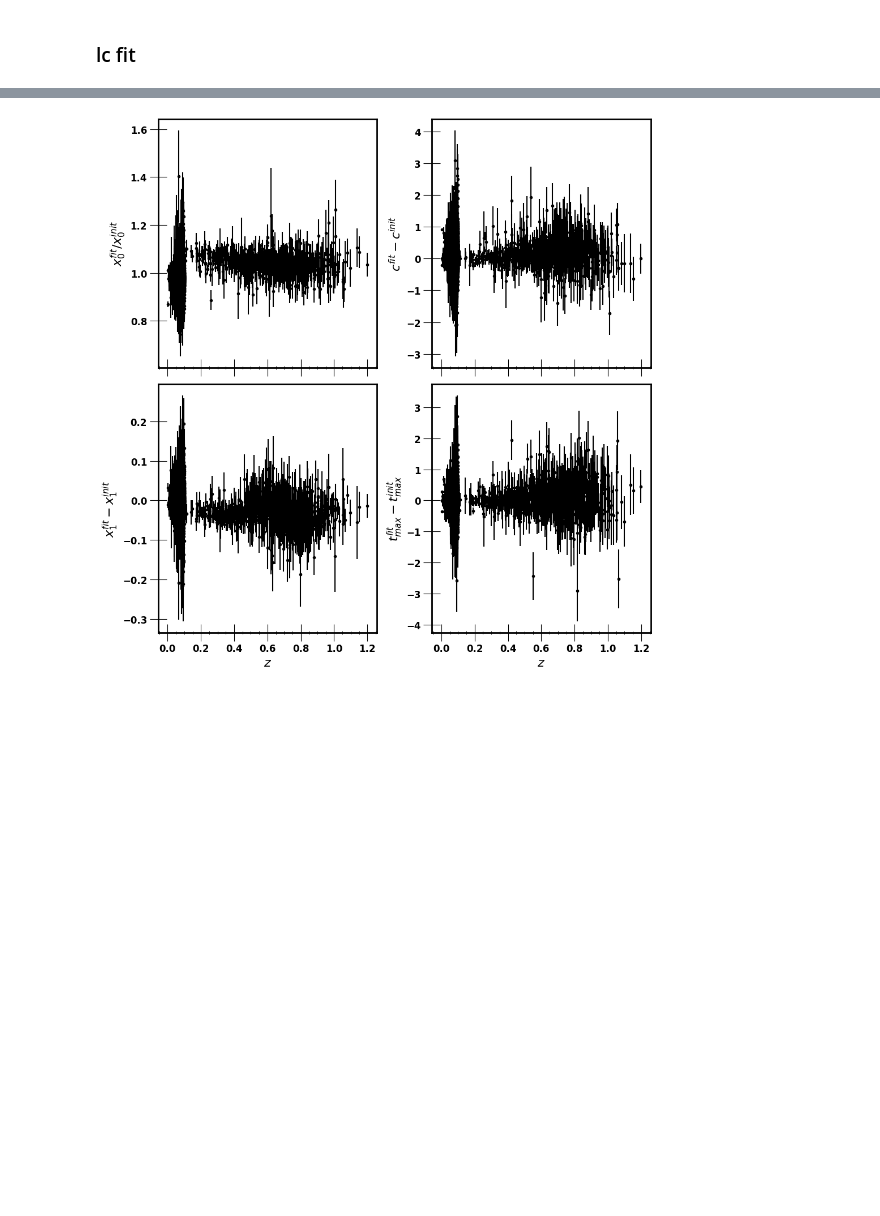
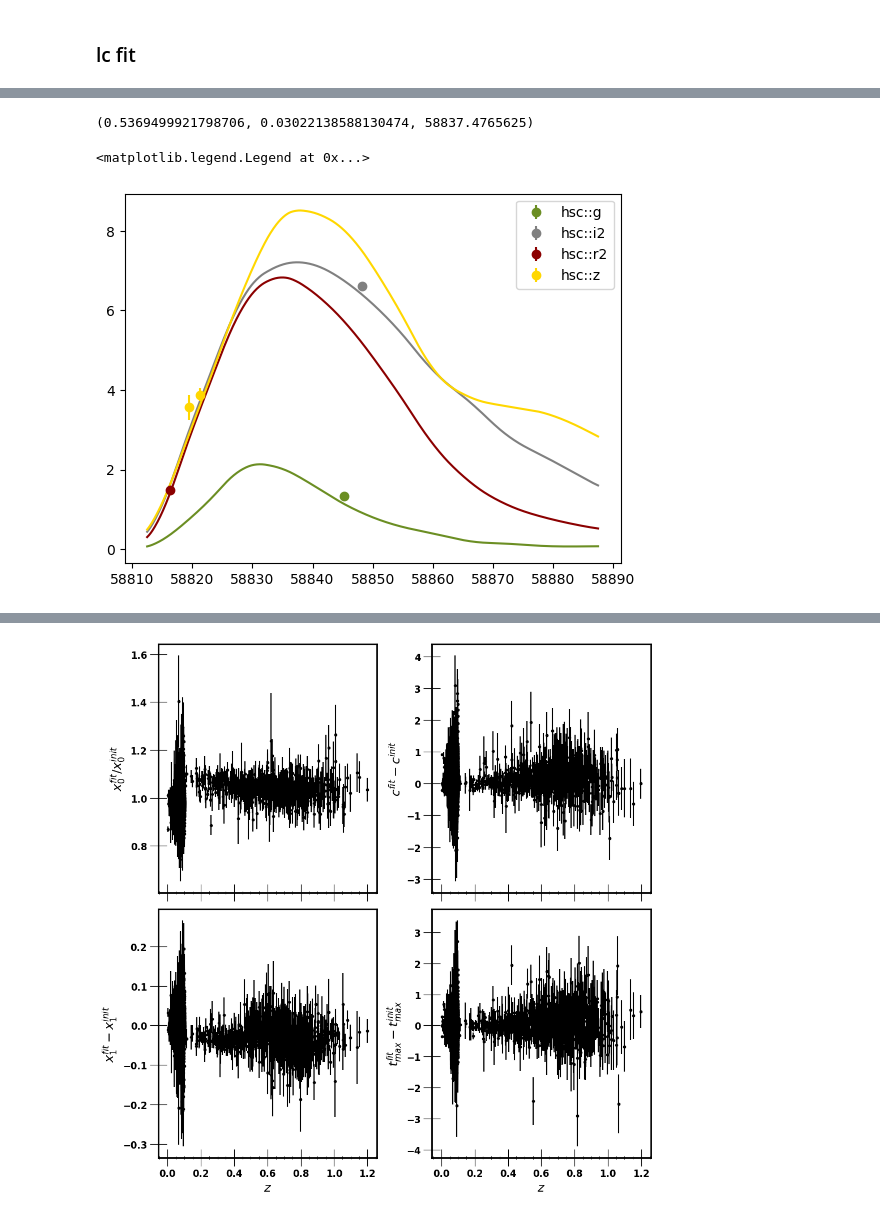
Before and after one commit to AntoineGillesLordet/Projet-LPNHE, a Jupyter notebook: 2M++.ipynb, the cells around one changed output, grey strips where cells are left out. Cells and saved outputs as stored; diff of their text form; code cells hidden in the pictures; blank space fills up the shorter version.

```diff
--- a/2M++.ipynb
+++ b/2M++.ipynb
@@ -745,0 +645,4 @@ Name: ZTF_5, dtype: object
+# %%
+lc_data = pandas.DataFrame(tds.lc_data.nt).drop(columns='index').set_index('sn', drop=False).rename(columns=dict(mjd="time", magsys='zpsys'))
+# %%
+lc_data = lc_data[['time', 'band', 'flux', 'fluxerr', 'zp', 'zpsys', 'sn', 'lc']].copy()
@@ -745,0 +686,14 @@ Name: ZTF_5, dtype: object
+# %%
+sn = 'HSC_10041'
+# %%
+_data = Table.from_pandas(lc_data.loc[sn])
+_z = sn_data.loc[sn, 'z']
+_x0 = sn_data.loc[sn, 'x0']
+_x1 = sn_data.loc[sn, 'x1']
+_c = sn_data.loc[sn, 'c']
+_mwebv = sn_data.loc[sn, 'mwebv']
+_t0 = sn_data.loc[sn, 'tmax']
+# %%
+_z, _mwebv, _t0
+# %% [output]
+(0.5369499921798706, 0.03022138588130474, 58837.4765625)
@@ -745,0 +702,17 @@ Name: ZTF_5, dtype: object
+# %%
+coeff = np.power(10,(-(_data["zp"] - 25) / 2.5))
+
+for b in np.unique(_data['band']):
+    filt = (_data['band']==b)
+    plt.errorbar(_data['time'][filt],
+                 _data['flux'][filt] * coeff[filt],
+                 _data['fluxerr'][filt] * coeff[filt],
+                 c = color_band[b],
+                 linestyle='', marker='o', label=b)
+    plt.plot(np.linspace(_t0 - 25, _t0 + 50, 1000),
+             model.bandflux(np.array([b]*1000), np.linspace(_t0 - 25, _t0 + 50, 1000), zp=25, zpsys='ab'),
+             c = color_band[b],)
+plt.legend()
+# %% [output]
+<matplotlib.legend.Legend at 0x...>
+[figure, added]
```
Also changed, not shown: parts of 46 cells of this notebook.
